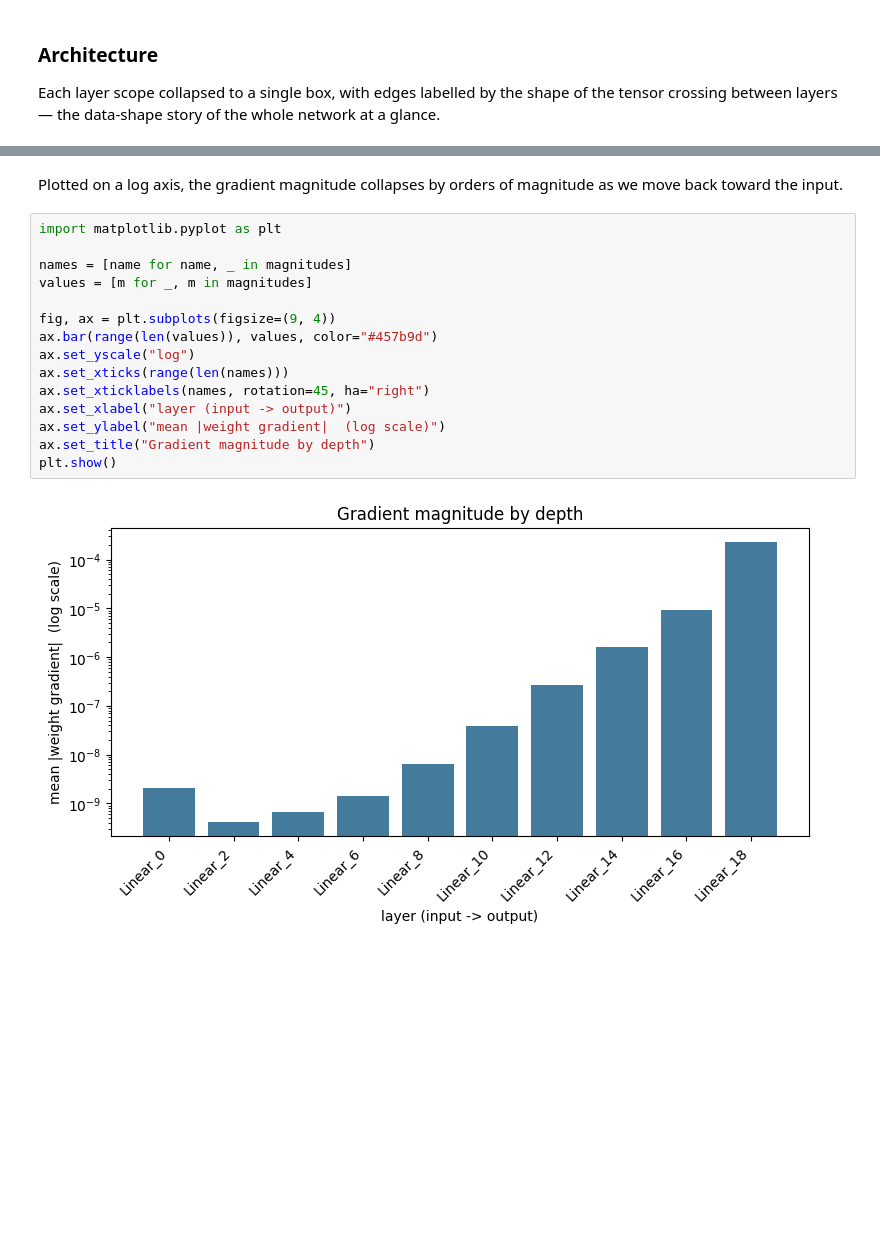
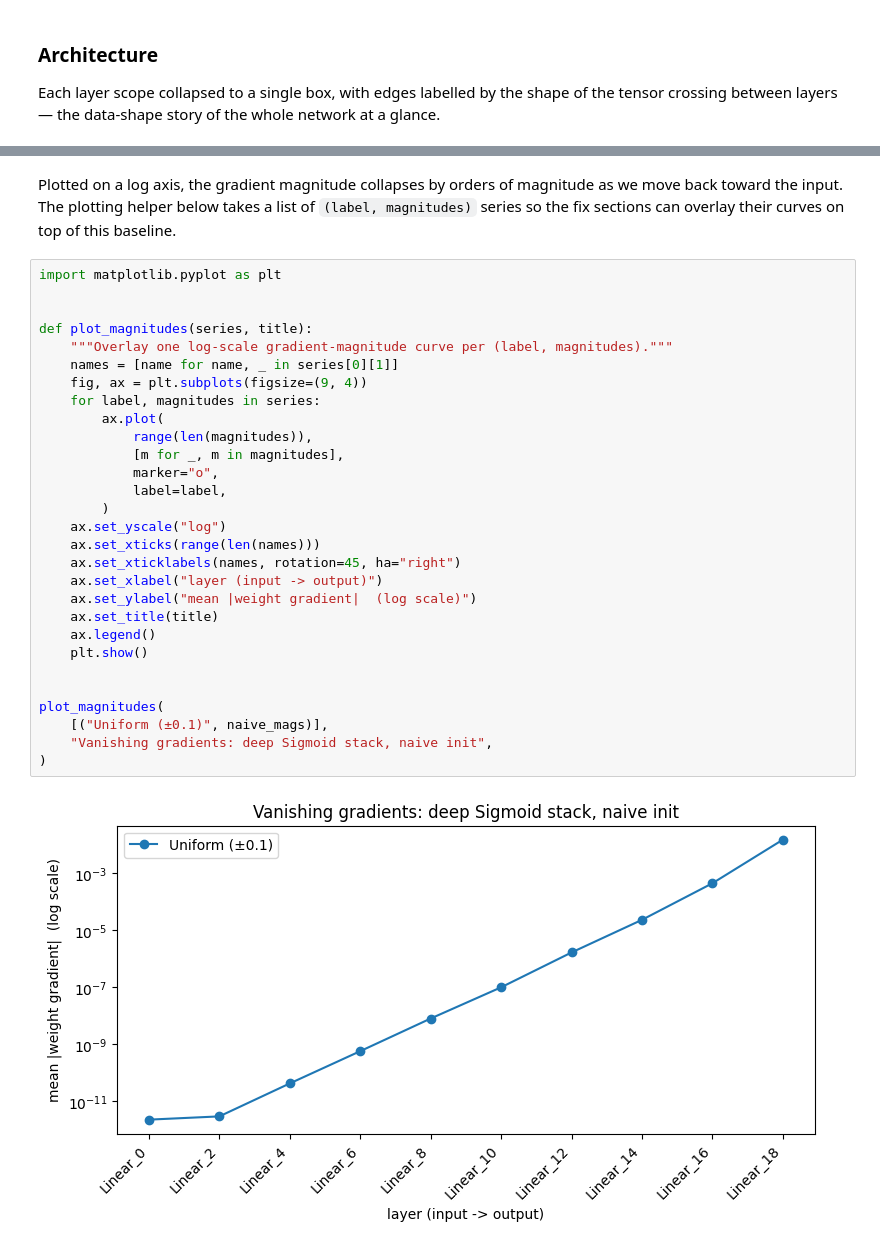
Before and after one commit to thesimonho/babygrad, a Jupyter notebook: notebooks/phase5_visualization.ipynb, the cells around one changed output, grey strips where cells are left out. Drawn from its saved outputs; the diff is of its cells as text; blank space fills up the shorter version.

```diff
--- a/notebooks/phase5_visualization.ipynb
+++ b/notebooks/phase5_visualization.ipynb
@@ -154,20 +188,34 @@ magnitudes
 # %% [markdown]
-Plotted on a log axis, the gradient magnitude collapses by orders of magnitude as we move back toward the input.
+Plotted on a log axis, the gradient magnitude collapses by orders of magnitude as we move back toward the input. The plotting helper below takes a list of `(label, magnitudes)` series so the fix sections can overlay their curves on top of this baseline.
 # %%
 import matplotlib.pyplot as plt
 
-names = [name for name, _ in magnitudes]
-values = [m for _, m in magnitudes]
 
-fig, ax = plt.subplots(figsize=(9, 4))
-ax.bar(range(len(values)), values, color="#457b9d")
-ax.set_yscale("log")
-ax.set_xticks(range(len(names)))
-ax.set_xticklabels(names, rotation=45, ha="right")
-ax.set_xlabel("layer (input -> output)")
-ax.set_ylabel("mean |weight gradient|  (log scale)")
-ax.set_title("Gradient magnitude by depth")
-plt.show()
+def plot_magnitudes(series, title):
+    """Overlay one log-scale gradient-magnitude curve per (label, magnitudes)."""
+    names = [name for name, _ in series[0][1]]
+    fig, ax = plt.subplots(figsize=(9, 4))
+    for label, magnitudes in series:
+        ax.plot(
+            range(len(magnitudes)),
+            [m for _, m in magnitudes],
+            marker="o",
+            label=label,
+        )
+    ax.set_yscale("log")
+    ax.set_xticks(range(len(names)))
+    ax.set_xticklabels(names, rotation=45, ha="right")
+    ax.set_xlabel("layer (input -> output)")
+    ax.set_ylabel("mean |weight gradient|  (log scale)")
+    ax.set_title(title)
+    ax.legend()
+    plt.show()
+
+
+plot_magnitudes(
+    [("Uniform (±0.1)", naive_mags)],
+    "Vanishing gradients: deep Sigmoid stack, naive init",
+)
 # %% [output]
-[figure, old version]
+[figure, new version]
 # %% [markdown]
```
Also changed, not shown: parts of 15 cells of this notebook.
